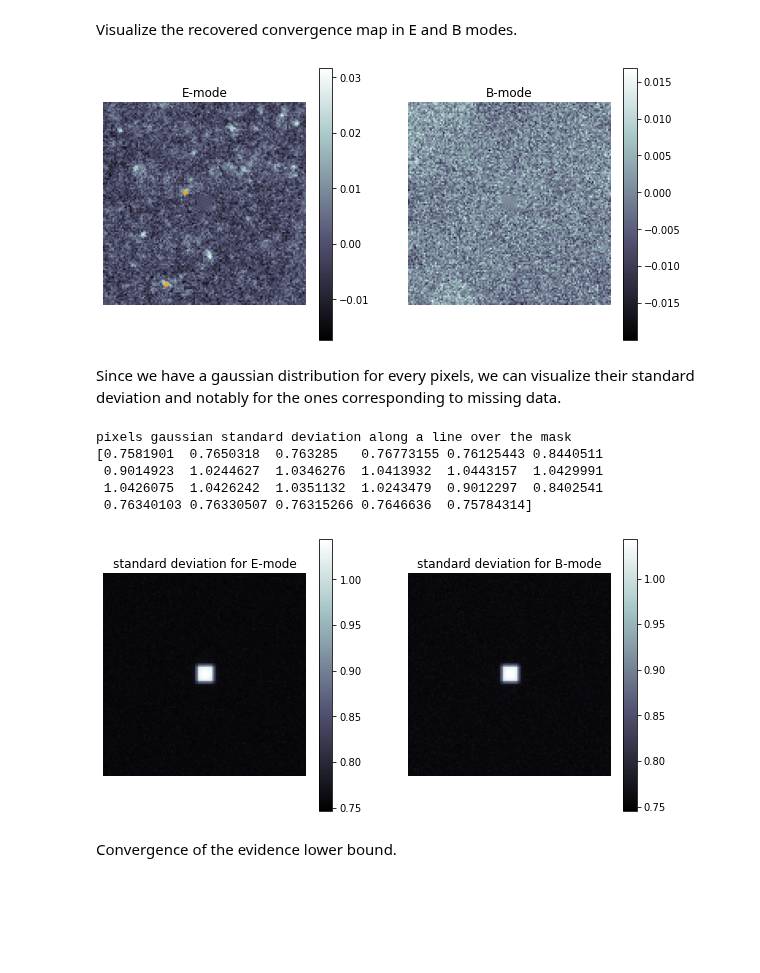
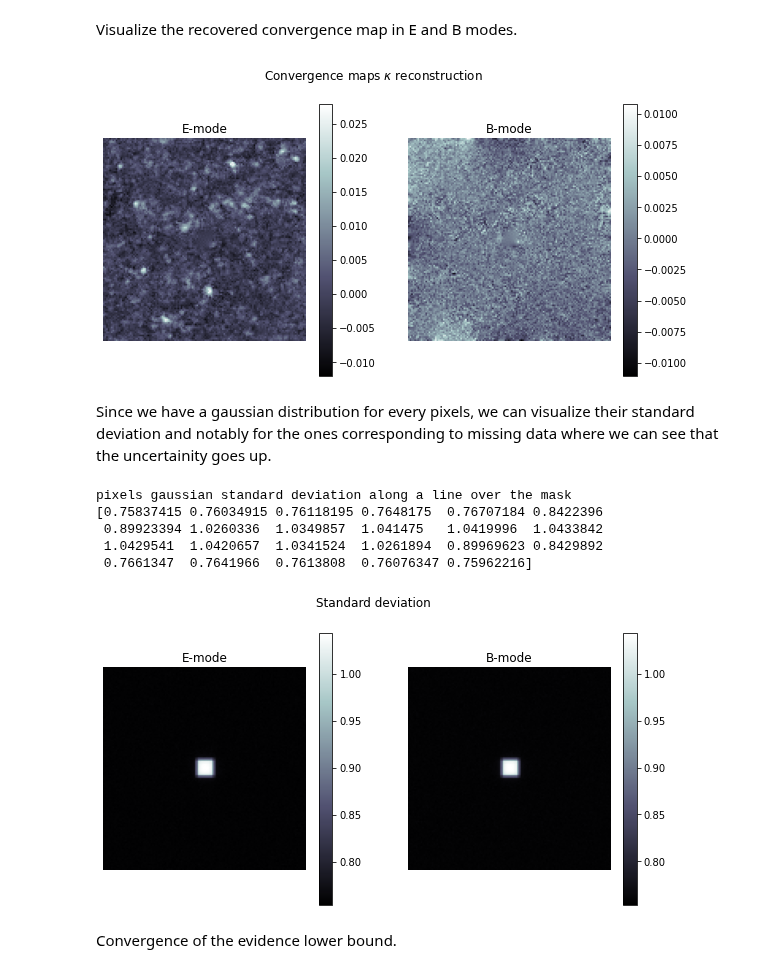
Before and after one commit to CosmoStat/jax-lensing, a Jupyter notebook: notebooks/multivariate-gaussian-vi.ipynb, the cells around one changed output. Saved outputs shown, nothing was run; the diff lists cells and outputs as text; code cells hidden in the pictures; blank space fills up the shorter version.

Commit message:
little corrections & higher batch size

```diff
--- a/notebooks/multivariate-gaussian-vi.ipynb
+++ b/notebooks/multivariate-gaussian-vi.ipynb
@@ -121,10 +123,10 @@ def elbo(logprob, rng, mean, log_std):
 def batch_elbo(logprob, rng, params, num_samples):
     # Average over a batch of random samples.
     rngs = random.split(rng, num_samples)
-    vectorized_elbo = vmap(partial(elbo, logprob), in_axes=(0, None, None))
+    vectorized_elbo = jit(vmap(partial(elbo, logprob), in_axes=(0, None, None)))
     return jnp.mean(vectorized_elbo(rngs, *params))
 # %%
-num_samples = 1 # batch size ?
+num_samples = 10 # batch size ?
 
 @jit
 def objective(params, t):
@@ -137,7 +139,7 @@ D = 2 * e1map.shape[0] * e1map.shape[1]
 init_mean = jnp.zeros(D)
 init_log_std  = jnp.ones(D)
 init_params = (init_mean, init_log_std)
-opt_init, opt_update, get_params = optimizers.sgd(1e-4)
+opt_init, opt_update, get_params = optimizers.sgd(1e-4)#optimizers.adam(1e-4)#
 opt_state = opt_init(init_params)
 
 @jit
@@ -185,50 +187,54 @@ Visualize the recovered convergence map in E and B modes.
 # %%
 x, y, h = find_peaks2d(kE, threshold=0.03, include_border=True)
 # Plot peak positions over the convergence
-plt.figure(figsize=(10, 5))
+fig = plt.figure(figsize=(10, 5))
+fig.suptitle('Convergence maps $\kappa$ reconstruction')
 plt.subplot(121)
 plot_convergence(kE, x, y)#, title='$\kappa_E$ via Variatinal Inference')
 plt.title('E-mode')
 plt.subplot(122)
 plt.imshow(kB, origin='lower', cmap='bone')
 plt.title('B-mode')
 plt.axis('off')
 plt.colorbar()
-
+plt.savefig('./images/convergence.png')
 
 plt.show()
 # %% [output]
-[figure, old version]
+[figure, new version]
 # %% [markdown]
-Since we have a gaussian distribution for every pixels, we can visualize their standard deviation and notably for the ones corresponding to missing data.
+Since we have a gaussian distribution for every pixels, we can visualize their standard deviation and notably for the ones corresponding to missing data where we can see that the uncertainity goes up.
 # %%
 # Visualize the standard deviation
 std = jnp.exp(params[1])
 stdE, stdB = std[:std.shape[0]//2], std[std.shape[0]//2:]
 stdE, stdB = jnp.reshape(stdE, (128, 128)), jnp.reshape(stdB, (128, 128))
 
-plt.figure(figsize=(10, 5))
+fig = plt.figure(figsize=(10, 5))
+fig.suptitle('Standard deviation')
 plt.subplot(121)
 plt.imshow(stdE, origin='lower', cmap='bone')
-plt.title('standard deviation for E-mode')
+plt.title('E-mode')
 plt.axis('off')
 plt.colorbar()
 
 plt.subplot(122)
 plt.imshow(stdB, origin='lower', cmap='bone')
-plt.title('standard deviation for B-mode')
+plt.title('B-mode')
 plt.axis('off')
 plt.colorbar()
 
+plt.savefig('./images/std.png')
+
 print('pixels gaussian standard deviation along a line over the mask')
 print(stdE[53:76, 64])
 # %% [output]
 pixels gaussian standard deviation along a line over the mask
-[0.7581901  0.7650318  0.763285   0.76773155 0.76125443 0.8440511
- 0.9014923  1.0244627  1.0346276  1.0413932  1.0443157  1.0429991
- 1.0426075  1.0426242  1.0351132  1.0243479  0.9012297  0.8402541
- 0.76340103 0.76330507 0.76315266 0.7646636  0.75784314]
+[0.75837415 0.76034915 0.76118195 0.7648175  0.76707184 0.8422396
+ 0.89923394 1.0260336  1.0349857  1.041475   1.0419996  1.0433842
+ 1.0429541  1.0420657  1.0341524  1.0261894  0.89969623 0.8429892
+ 0.7661347  0.7641966  0.7613808  0.76076347 0.75962216]
-[figure, old version]
+[figure, new version]
 # %% [markdown]
 Convergence of the evidence lower bound.
 # %%
```
Also changed, not shown: parts of 3 cells of this notebook, 1 other file.
